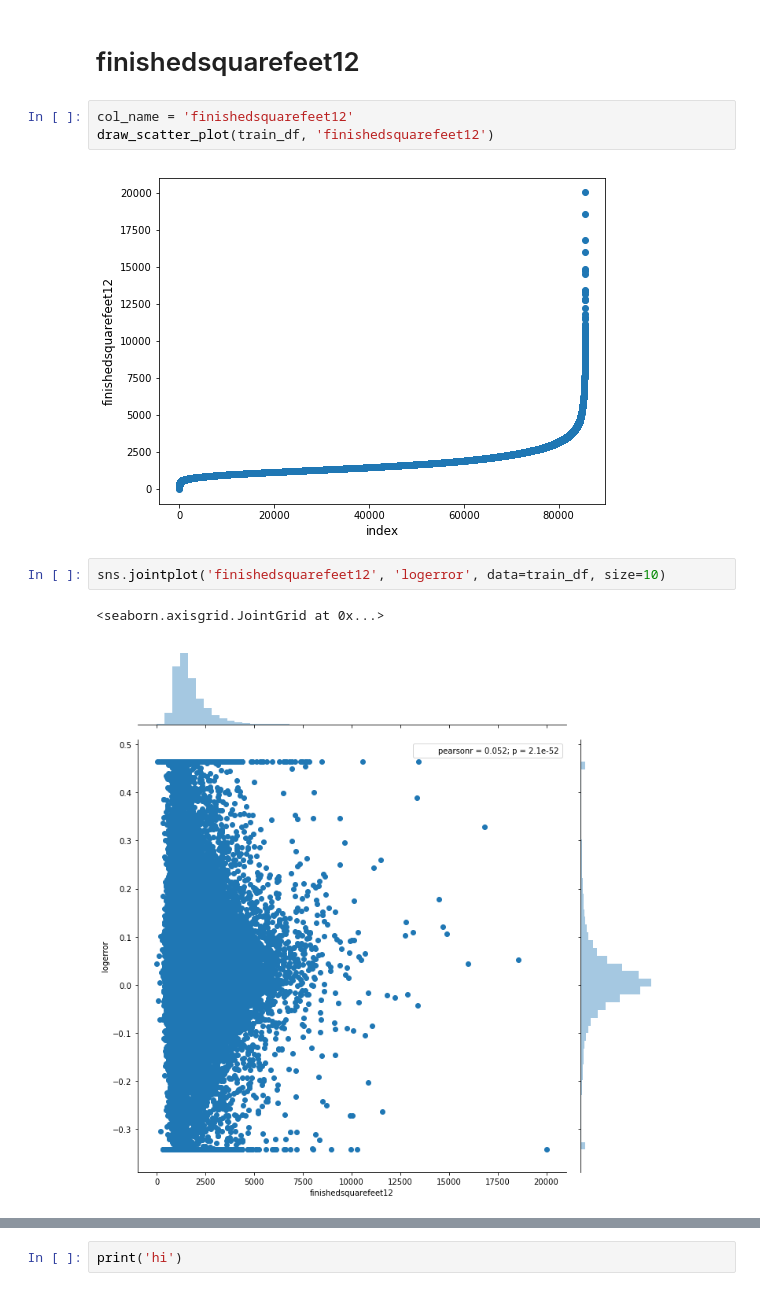
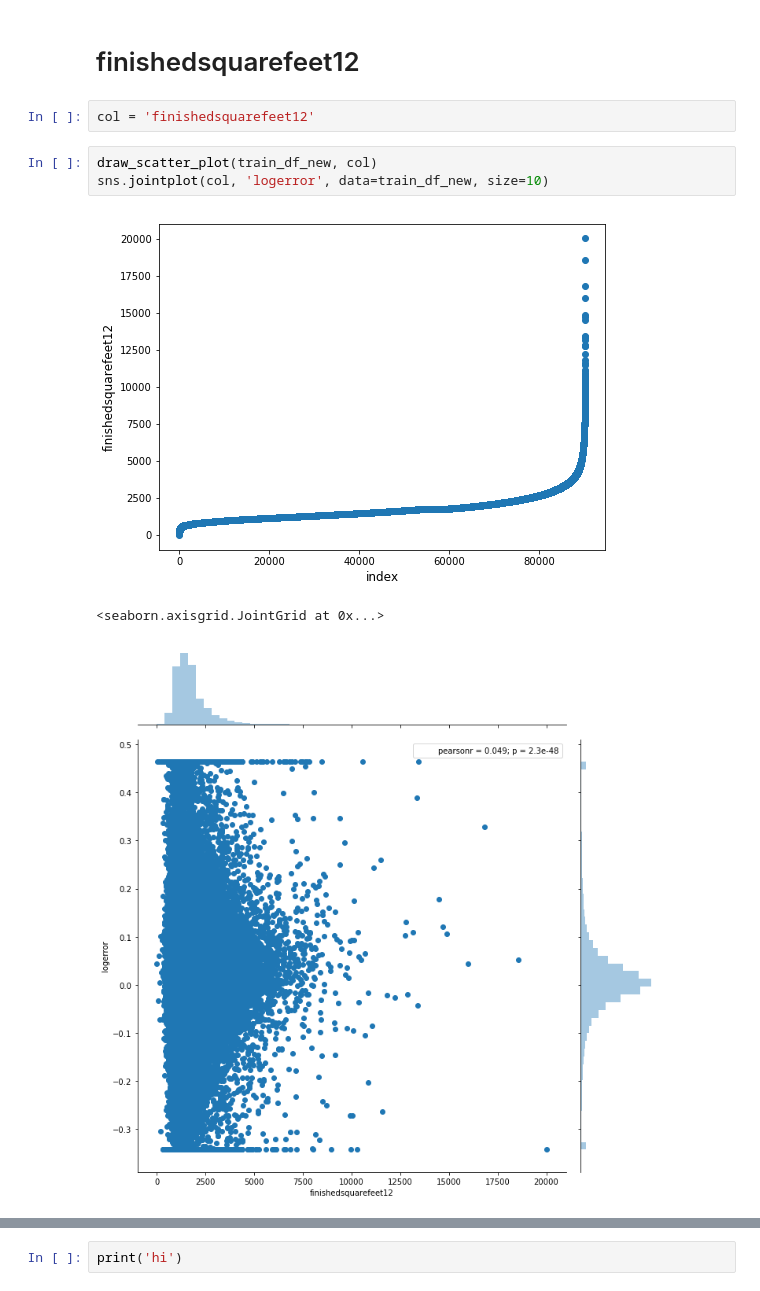
Before and after one commit to voyageth/kaggle, a Jupyter notebook: zillow/Simple Exploration Notebook - Zillow Prize.ipynb, the cells around one changed output, grey strips where cells are left out. Drawn from its saved outputs; the diff is of its cells as text.

```diff
--- a/zillow/Simple Exploration Notebook - Zillow Prize.ipynb
+++ b/zillow/Simple Exploration Notebook - Zillow Prize.ipynb
@@ -343,13 +369,12 @@ plt.show()
 [figure]
 # %% [markdown]
 # finishedsquarefeet12
-# %%
-col_name = 'finishedsquarefeet12'
-draw_scatter_plot(train_df, 'finishedsquarefeet12')
-# %% [output]
-[figure, removed]
+# %%
+col = 'finishedsquarefeet12'
 # %%
-sns.jointplot('finishedsquarefeet12', 'logerror', data=train_df, size=10)
+draw_scatter_plot(train_df_new, col)
+sns.jointplot(col, 'logerror', data=train_df_new, size=10)
 # %% [output]
+[figure, new version]
 <seaborn.axisgrid.JointGrid at 0x...>
-[figure, old version]
+[figure, added]
```
Also changed, not shown: parts of 32 cells of this notebook.
